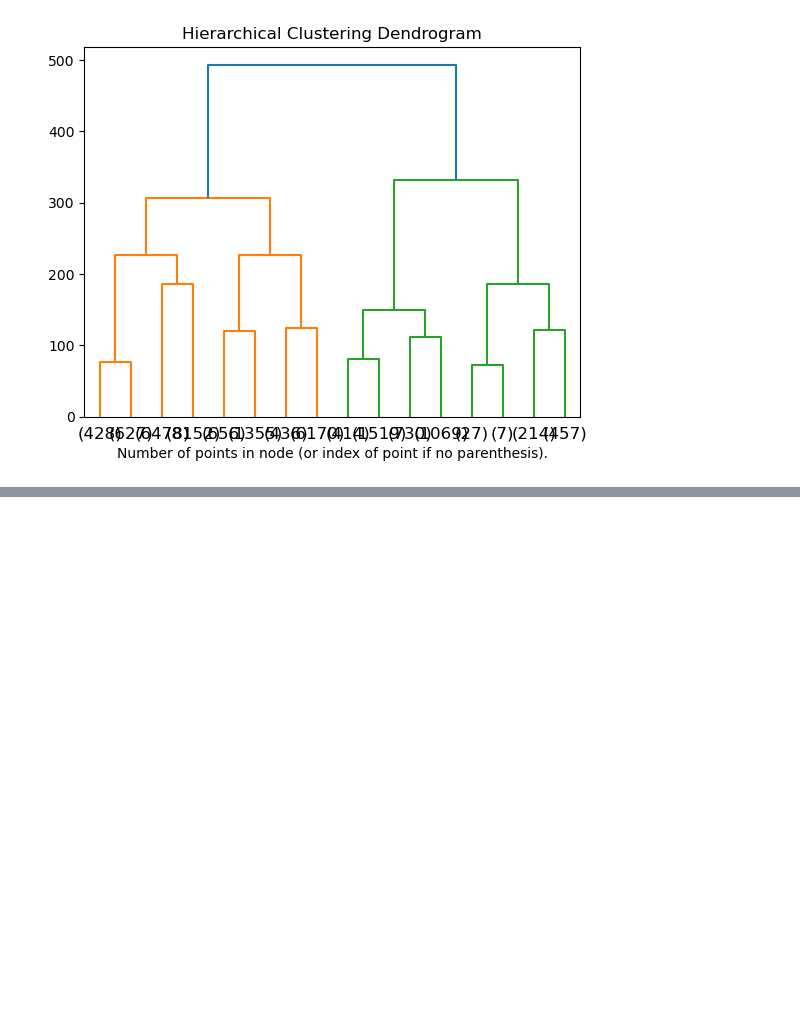
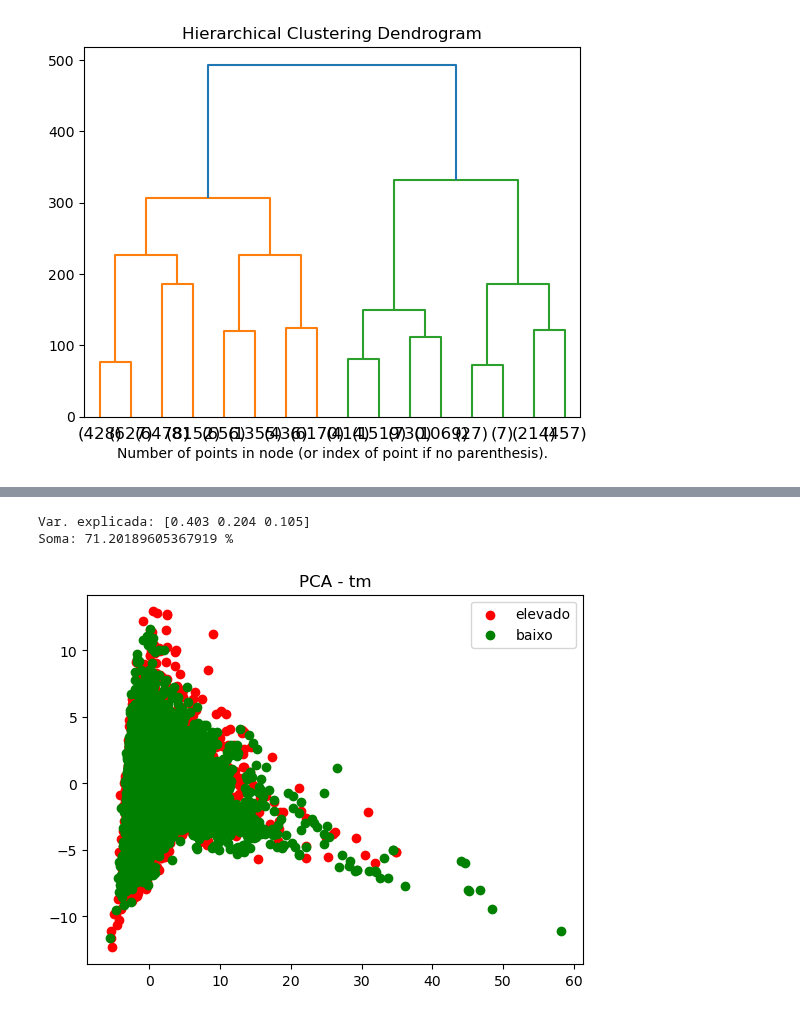
Before and after one commit to Sonia42882/SIB_v1, a Jupyter notebook: kag/Notebook1.ipynb, the cells around one changed output, grey strips where cells are left out. Cells and saved outputs as stored; diff of their text form; code cells hidden in the pictures; blank space fills up the shorter version.

```diff
--- a/kag/Notebook1.ipynb
+++ b/kag/Notebook1.ipynb
@@ -516,0 +563,18 @@ t-SNE
+# %%
+#clustering kmeans
+from sklearn.cluster import KMeans
+import numpy as np
+
+k=2 #valor inicial arbitrário, depois experimentar mesmo codigo com k=3 e k=10
+kmeans_dataset = KMeans(n_clusters=k, max_iter=1000)
+kmeans_dataset.fit(data_scale_X)
+kmeans_dataset.predict(data_scale_X)
+labels = kmeans_dataset.labels_
+print(labels)
+centroids = kmeans_dataset.cluster_centers_
+print(centroids)
+
+pd.crosstab(labels,data_Y_categorical["Y_categorical"], rownames=['clusters'] )
+
+#gráficos dão sempre erro, mas poderia ser importante aqui como estratégia para VISUALIZAR DADOS
+#se não conseguirmos gráficos, pelo menos tentar INTERPRETAR TABELA
@@ -516,0 +595,24 @@ t-SNE
+# %%
+#pca
+from sklearn.decomposition import PCA
+
+pca_cach = PCA(n_components=3) #experimentar alterar
+pca_cach.fit(data_scale_X)
+X_r = pca_cach.transform(data_scale_X) # transformacao dos dados no novo espaço utilizando apenas 5 CP
+print('Var. explicada: %s'% str(pca_cach.explained_variance_ratio_))
+print('Soma:', sum(pca_cach.explained_variance_ratio_) * 100, "%")
+# %% [output]
+Var. explicada: [0.403 0.204 0.105]
+Soma: 71.20189605367919 %
+# %%
+meta_values = data_Y_categorical["Y_categorical"]
+plt.figure()
+for c, name in zip("rgb", ["elevado", "baixo"]):
+    plt.scatter(X_r[meta_values == name, 0], X_r[meta_values == name, 1], c=c, label=name)
+plt.legend()
+plt.title('PCA - tm')
+plt.show()
+
+#INTERPRETAR, experimentar diferentes n
+# %% [output]
+[figure, added]
```
Also changed, not shown: parts of 11 cells of this notebook.
